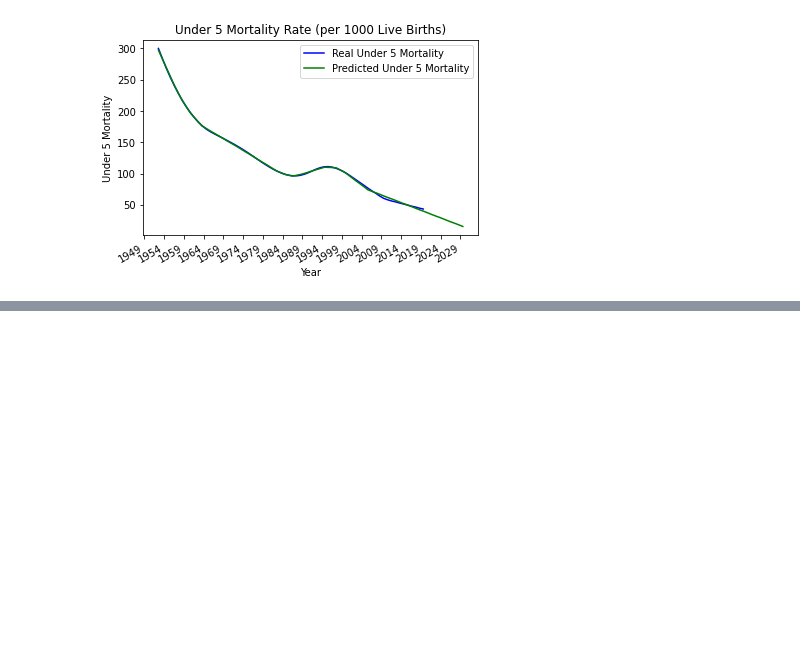
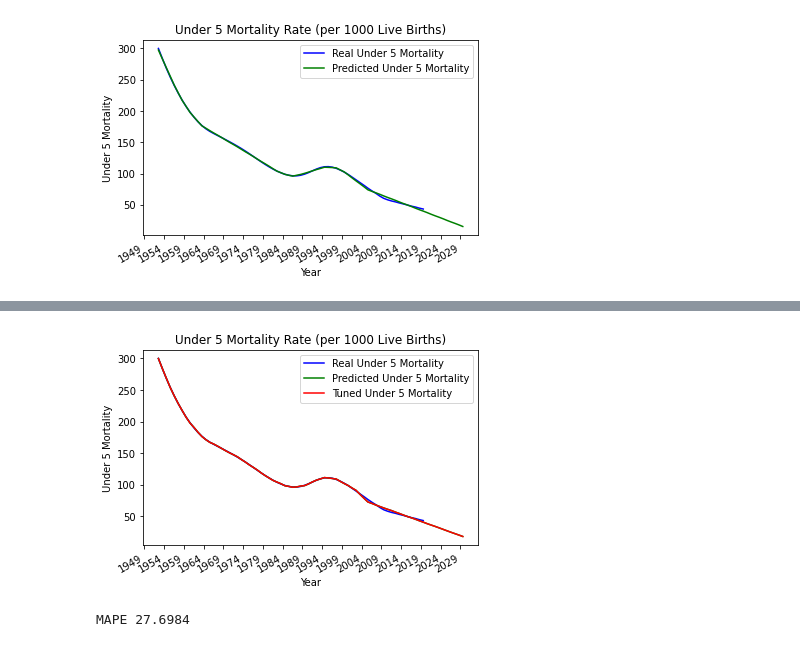
Before and after one commit to annchemu/tsa, a Jupyter notebook: prophet_model.ipynb, the cells around one changed output, grey strips where cells are left out. Drawn from its saved outputs; the diff is of its cells as text; code cells hidden in the pictures; blank space fills up the shorter version.

```diff
--- a/prophet_model.ipynb
+++ b/prophet_model.ipynb
@@ -50,3 +53,7 @@ plt.show()
+# %%
+def mean_absolute_percentage_error(y_true, y_pred):
+    y_true, y_pred = np.array(y_true), np.array(y_pred)
+    return np.mean(np.abs((y_true - y_pred) / y_true)) * 100
 # %%
 #convert the dates to a datetimestring
 df['ds']= to_datetime(df['ds'])
@@ -123,0 +253,30 @@ plt.show()
+# %%
+#visualize
+# predicted = m.plot(forecast)
+
+fig, ax = plt.subplots()
+ax.plot(df['ds'],df['y'], color = 'blue', label = 'Real Under 5 Mortality')
+ax.plot(forecast['ds'],forecast['yhat'], color = 'green', label = 'Predicted Under 5 Mortality')
+ax.plot(tuned_forecast['ds'],tuned_forecast['yhat'], color = 'red', label = 'Tuned Under 5 Mortality')
+
+# Major ticks every 6 months.
+fmt_year = mdates.MonthLocator(interval = 60)
+ax.xaxis.set_major_locator(fmt_year)
+
+# Text in the x axis will be displayed in 'YYYY' format.
+ax.xaxis.set_major_formatter(mdates.DateFormatter('%Y'))
+
+# Rotates and right aligns the x labels, and moves the bottom of the axes up to make room for them.
+fig.autofmt_xdate()
+plt.xlabel('Year')
+plt.legend()
+plt.ylabel('Under 5 Mortality')
+plt.title('Under 5 Mortality Rate (per 1000 Live Births)')
+plt.show()
+# %% [output]
+[figure, added]
+# %%
+mape = mean_absolute_percentage_error(df['y'],tuned_forecast.loc[10:, 'yhat'])
+print("MAPE",round(mape,4))
+# %% [output]
+MAPE 27.6984
```
Also changed, not shown: parts of 12 cells of this notebook, 5 other files.
